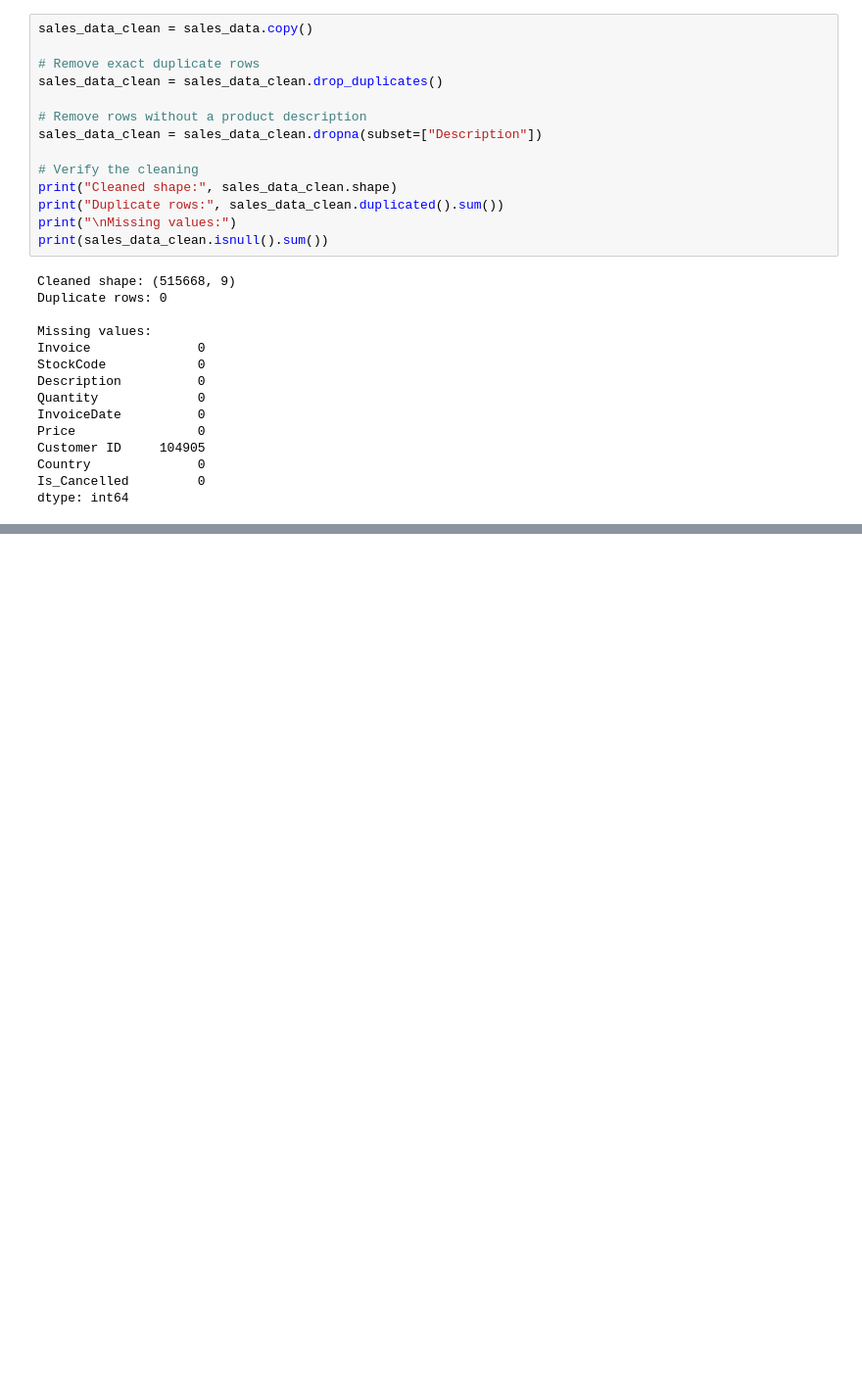
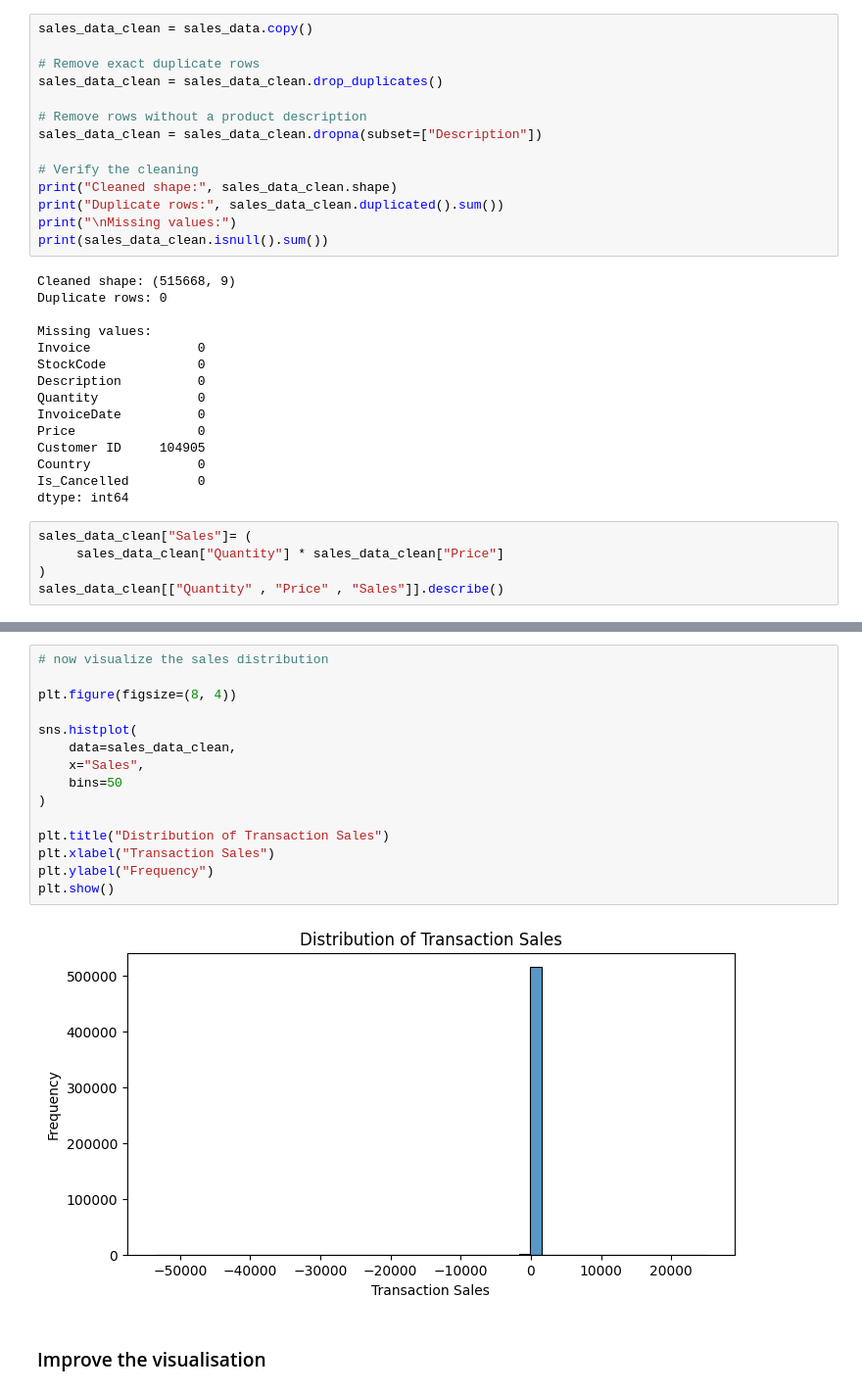
Before and after one commit to ivaibhavpawar1045/Python-Data-Analytics, a Jupyter notebook: 36_Complete_EDA/practice.ipynb, the cells around one changed output, grey strips where cells are left out. Shown at 98% size. Drawn from its saved outputs; the diff is of its cells as text; blank space fills up the shorter version.

Commit message:
Analyze retail sales distributions and patterns

```diff
--- a/36_Complete_EDA/practice.ipynb
+++ b/36_Complete_EDA/practice.ipynb
@@ -195,3 +195,8 @@ Customer ID     104905
 Country              0
 Is_Cancelled         0
 dtype: int64
+# %%
+sales_data_clean["Sales"]= (
+     sales_data_clean["Quantity"] * sales_data_clean["Price"]
+)
+sales_data_clean[["Quantity" , "Price" , "Sales"]].describe()
@@ -197,0 +213,19 @@ dtype: int64
+# %%
+# now visualize the sales distribution
+
+plt.figure(figsize=(8, 4))
+
+sns.histplot(
+    data=sales_data_clean,
+    x="Sales",
+    bins=50
+)
+
+plt.title("Distribution of Transaction Sales")
+plt.xlabel("Transaction Sales")
+plt.ylabel("Frequency")
+plt.show()
+# %% [output]
+[figure, added]
+# %% [markdown]
+### Improve the visualisation
```
Also changed, not shown: parts of 4 cells of this notebook.
